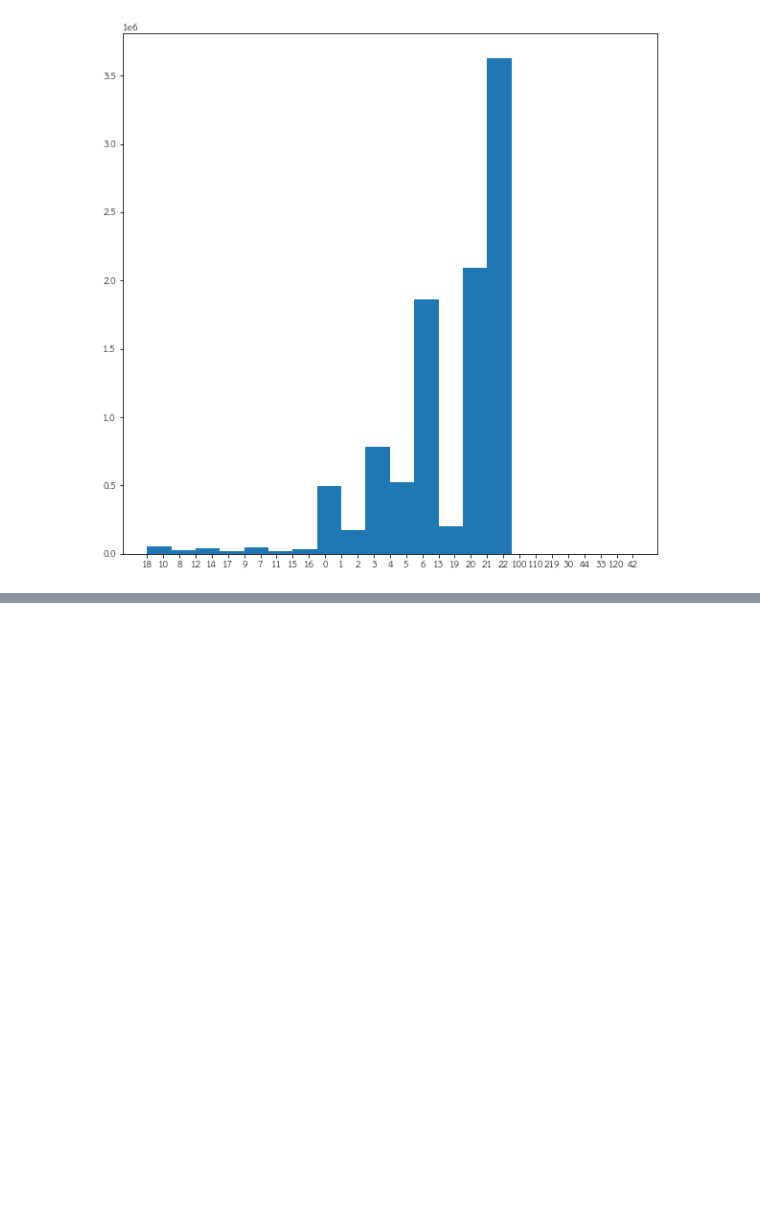
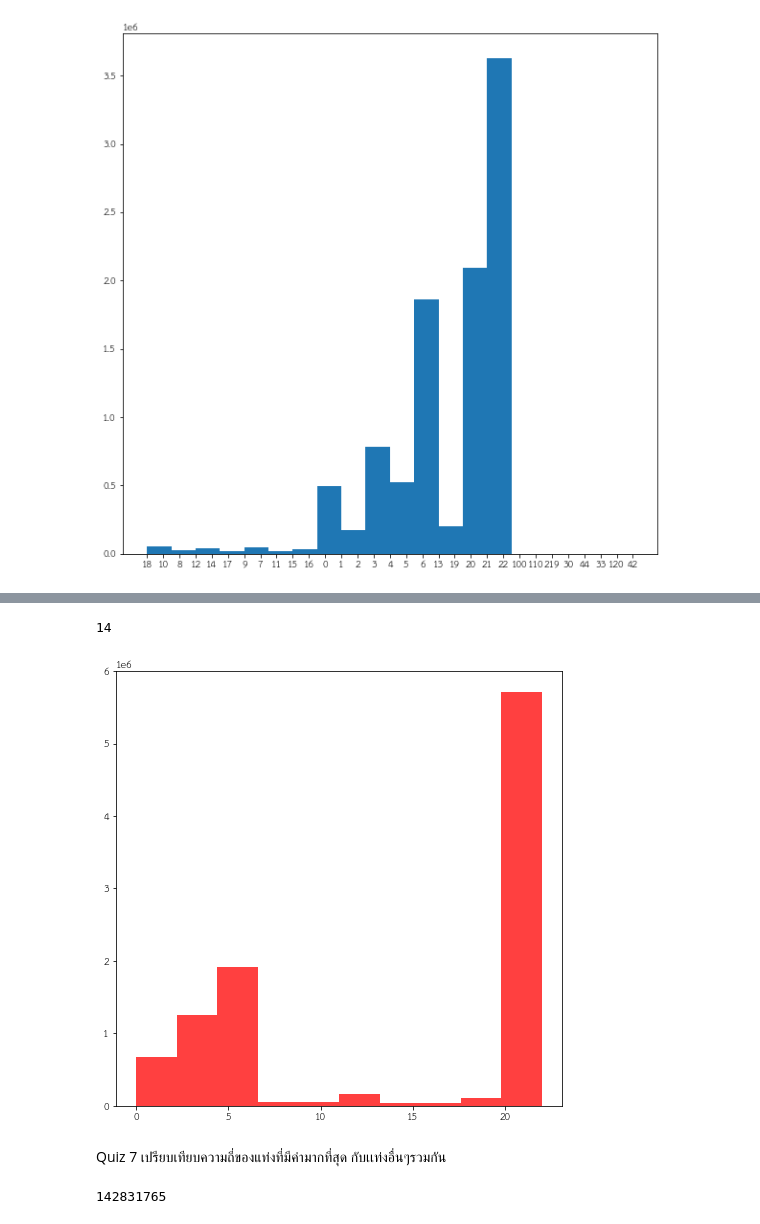
Before and after one commit to dinsor17/data_viz, a Jupyter notebook: Visualize_Data_Comparison.ipynb, the cells around one changed output, grey strips where cells are left out. Cells and saved outputs as stored; diff of their text form; code cells hidden in the pictures; blank space fills up the shorter version.

```diff
--- a/Visualize_Data_Comparison.ipynb
+++ b/Visualize_Data_Comparison.ipynb
@@ -320,0 +390,18 @@ hist_res = plt.hist(list(data['number_of_result'].drop(1000016)),20)
+# %%
+new_type_nooutlier = new_type[new_type < 25]
+# %%
+new_type.shape[0] - new_type_nooutlier.shape[0]
+# %% [output]
+14
+# %%
+matplotlib.rcParams['figure.figsize'] = [8,8]
+output = plt.hist(new_type_nooutlier,10,facecolor = 'red' ,alpha = 0.75)
+# %% [output]
+[figure, added]
+# %% [markdown]
+Quiz 7 เปรียบเทียบความถี่ของแท่งที่มีค่ามากที่สุด กับเเท่งอื่นๆรวมกัน
+# %%
+new_type_nooutlier = new_type_nooutlier.sum()
+new_type_nooutlier
+# %% [output]
+142831765
```
Also changed, not shown: parts of 17 cells of this notebook.
